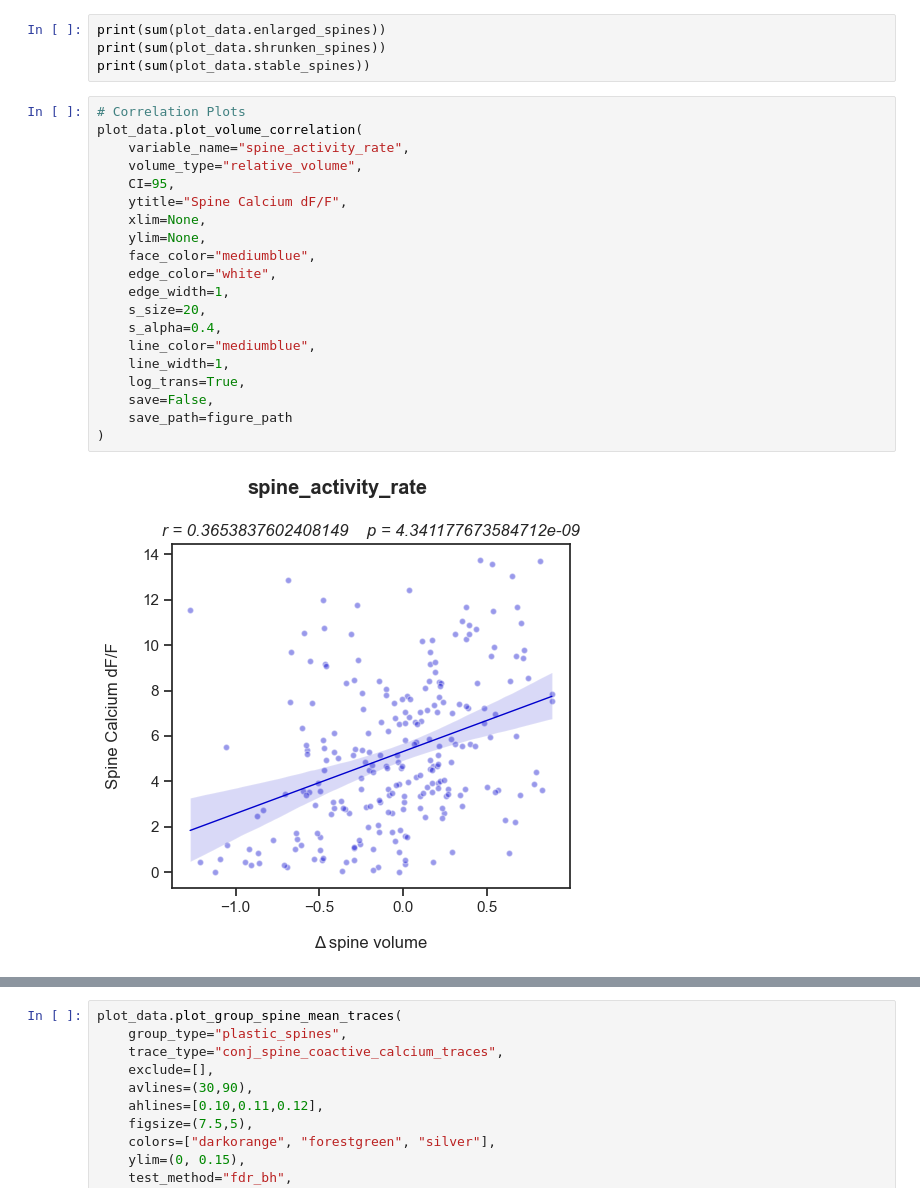
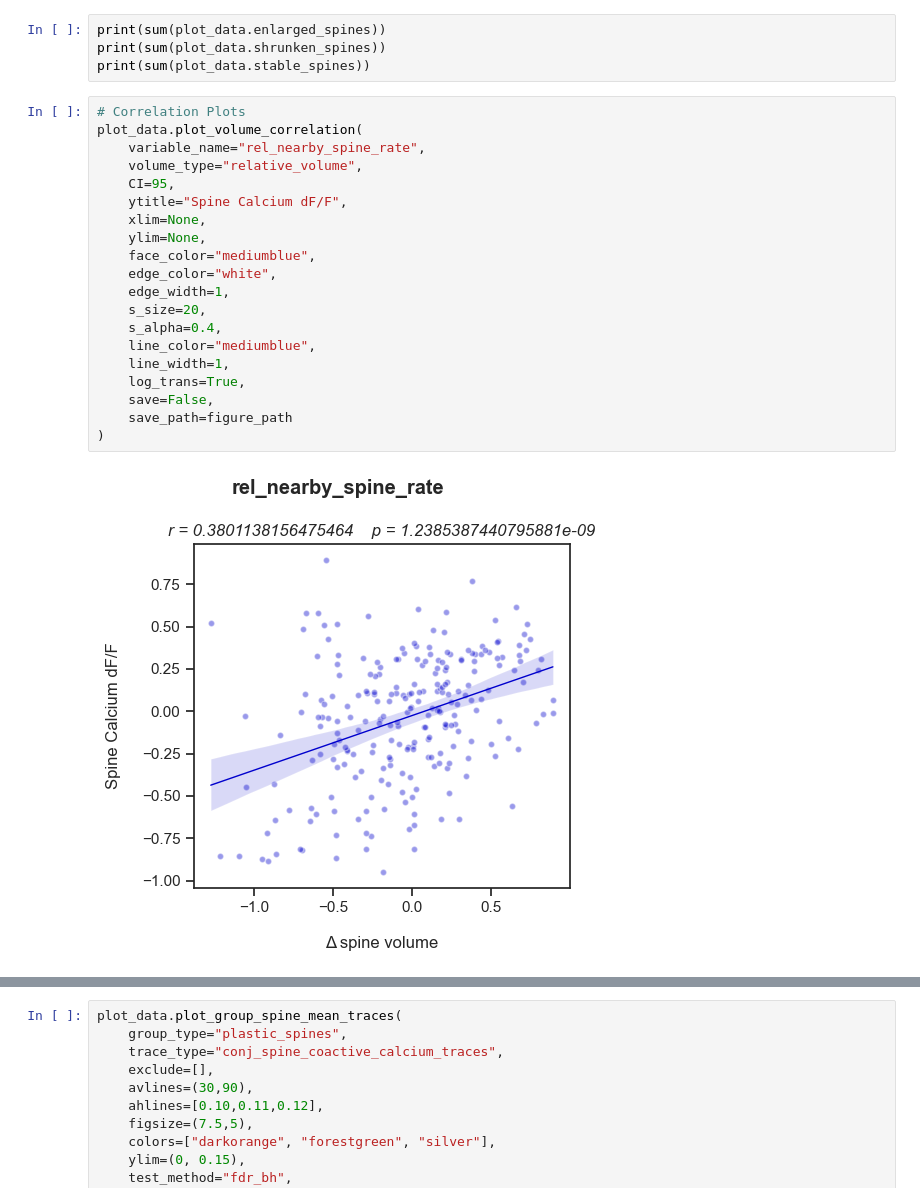
Before and after one commit to wjakewright/Lab_Analyses, a Jupyter notebook: Lab_Analyses/Spine_Analysis/Batch_Coactivity_Analysis.ipynb, the cells around one changed output, grey strips where cells are left out. Cells and saved outputs as stored; diff of their text form.

```diff
--- a/Lab_Analyses/Spine_Analysis/Batch_Coactivity_Analysis.ipynb
+++ b/Lab_Analyses/Spine_Analysis/Batch_Coactivity_Analysis.ipynb
@@ -153,25 +153,25 @@ print(sum(plot_data.stable_spines))
 # %%
 # Correlation Plots
 plot_data.plot_volume_correlation(
-    variable_name="spine_activity_rate",
+    variable_name="rel_nearby_spine_rate",
     volume_type="relative_volume",
     CI=95,
     ytitle="Spine Calcium dF/F",
     xlim=None,
     ylim=None,
     face_color="mediumblue",
     edge_color="white",
     edge_width=1,
     s_size=20,
     s_alpha=0.4,
     line_color="mediumblue",
     line_width=1,
     log_trans=True,
     save=False,
     save_path=figure_path
 )
 # %% [output]
-[figure, old version]
+[figure, new version]
 # %%
 # Group mean activity plots
 plot_data.plot_group_scatter_plot(
```
Also changed, not shown: parts of 3 cells of this notebook.
